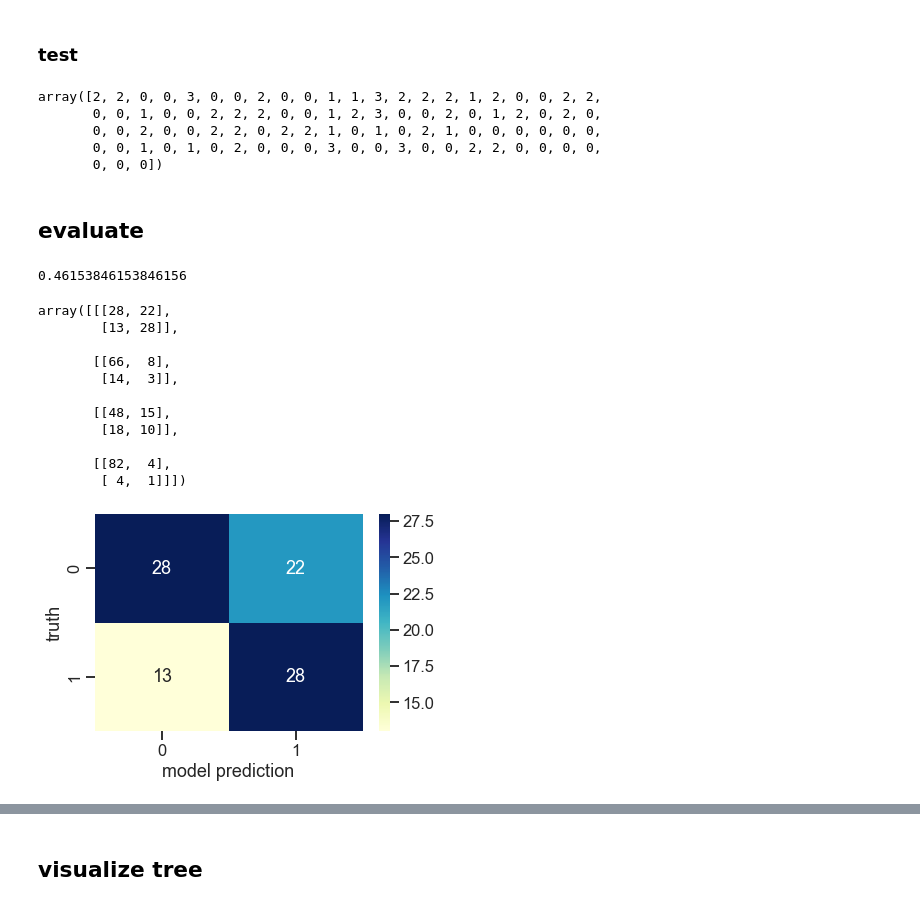
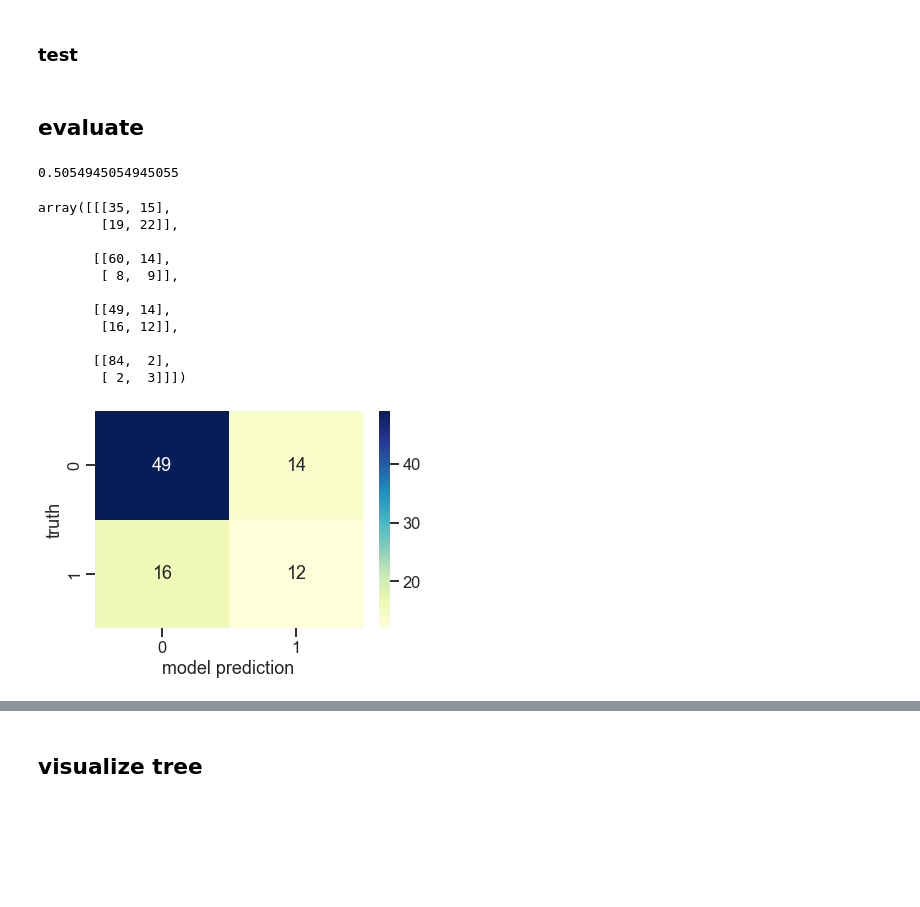
Before and after one commit to christacaggiano/machine_learning_exercises, a Jupyter notebook: chest_pain_prediction_tree.ipynb, the cells around one changed output, grey strips where cells are left out. Saved outputs shown, nothing was run; the diff lists cells and outputs as text; code cells hidden in the pictures; blank space fills up the shorter version.

```diff
--- a/chest_pain_prediction_tree.ipynb
+++ b/chest_pain_prediction_tree.ipynb
@@ -26,6 +29,8 @@ based on kaggle data from: https://www.kaggle.com/ronitf/heart-disease-uci
 heart = pd.read_csv("heart.csv")  # load kaggle heart data
 # %%
 # heart["cp"] = np.where(heart["cp"] > 0, 1, 0)  # presence vs absence only
+# %%
+heart = heart.iloc[:, :-1]
 # %%
 heart.head() # shows us the first few entries of a dataframe
 # %% [output]
@@ -35,12 +40,16 @@ heart.head() # shows us the first few entries of a dataframe
 | 2 | 41 | 0 | 1 | 130 | 204 | 0 | 0 | 172 | 0 | 1.4 | 2 | ... |
 | 3 | 56 | 1 | 1 | 120 | 236 | 0 | 1 | 178 | 0 | 0.8 | 2 | ... |
 | 4 | 57 | 0 | 0 | 120 | 354 | 0 | 1 | 163 | 1 | 0.6 | 2 | ... |
+# %%
+encoder = LabelEncoder()
+encoder.fit(heart["cp"])
+encoded_Y = encoder.transform(heart["cp"])
 # %% [markdown]
 # decision tree
 # %%
 # here we are separating our data into outcome and input variables
 
-Y = heart[["cp"]]
+Y = encoded_Y
 X = heart.loc[:, heart.columns != "cp"]
 # %% [markdown]
 ## test train split
@@ -66,20 +69,12 @@ clf = clf.fit(x_train, y_train)
 ### test
 # %%
 y_pred = clf.predict(x_test)
-# %%
-y_pred
-# %% [output]
-array([2, 2, 0, 0, 3, 0, 0, 2, 0, 0, 1, 1, 3, 2, 2, 2, 1, 2, 0, 0, 2, 2,
-       0, 0, 1, 0, 0, 2, 2, 2, 0, 0, 1, 2, 3, 0, 0, 2, 0, 1, 2, 0, 2, 0,
-       0, 0, 2, 0, 0, 2, 2, 0, 2, 2, 1, 0, 1, 0, 2, 1, 0, 0, 0, 0, 0, 0,
-       0, 0, 1, 0, 1, 0, 2, 0, 0, 0, 3, 0, 0, 3, 0, 0, 2, 2, 0, 0, 0, 0,
-       0, 0, 0])
 # %% [markdown]
 ## evaluate
 # %%
 metrics.accuracy_score(y_test, y_pred)
 # %% [output]
-0.46153846153846156
+0.5054945054945055
 # %%
 # a confusion matrix is a helpful way of understanding the number our model
 # is correctly or incorreclty classifying, and whether there is one category the model is favoring
@@ -90,21 +85,21 @@ cnf_matrix = sklearn.metrics.multilabel_confusion_matrix(y_test, y_pred)
 # %%
 cnf_matrix
 # %% [output]
-array([[[28, 22],
-        [13, 28]],
+array([[[35, 15],
+        [19, 22]],
 
-       [[66,  8],
-        [14,  3]],
+       [[60, 14],
+        [ 8,  9]],
 
-       [[48, 15],
-        [18, 10]],
+       [[49, 14],
+        [16, 12]],
 
-       [[82,  4],
-        [ 4,  1]]])
+       [[84,  2],
+        [ 2,  3]]])
 # %%
-sns.heatmap(pd.DataFrame(cnf_matrix[0]), annot=True, cmap="YlGnBu")
+sns.heatmap(pd.DataFrame(cnf_matrix[2]), annot=True, cmap="YlGnBu")
 plt.xlabel("model prediction")
 plt.ylabel("truth")
 plt.show()
 # %% [output]
-[figure, old version]
+[figure, new version]
```
Also changed, not shown: parts of 21 cells of this notebook, 1 other file.
